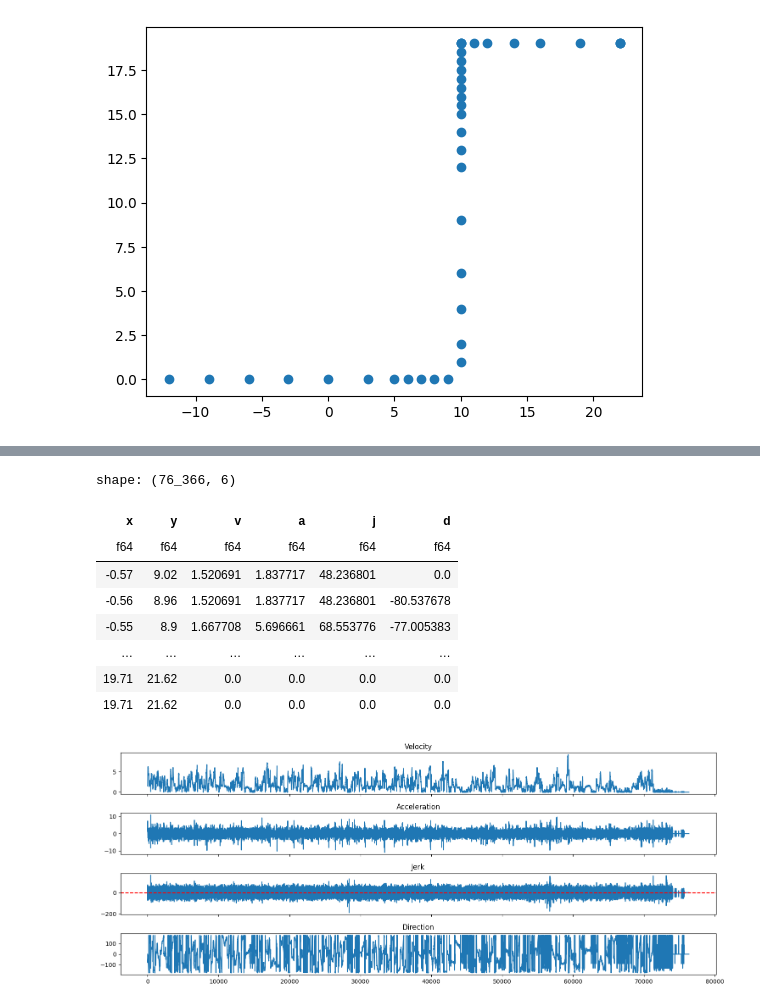
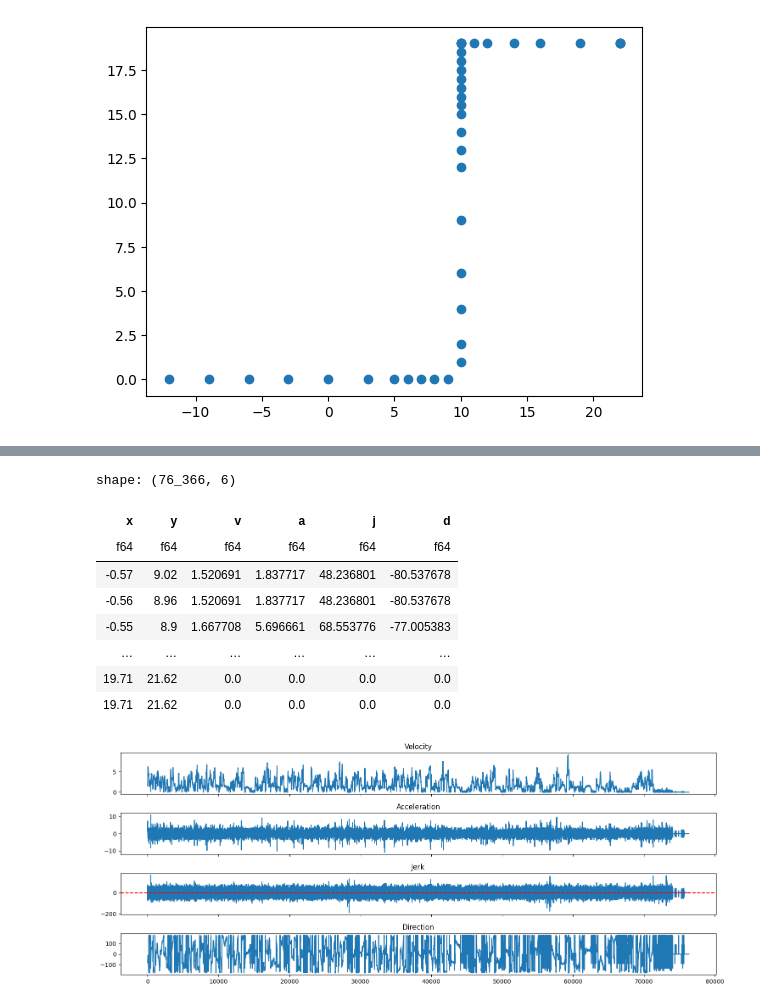
Before and after one commit to ihosten/internship_club_brugge, a Jupyter notebook: positional_data/ChangesOfDirection.ipynb, the cells around one changed output, grey strips where cells are left out. Saved outputs shown, nothing was run; the diff lists cells and outputs as text; code cells hidden in the pictures.

```diff
--- a/positional_data/ChangesOfDirection.ipynb
+++ b/positional_data/ChangesOfDirection.ipynb
@@ -42,6 +65,6 @@ shape: (76_366, 42)
 # %%
-x = xy_df.get_column("Amuzu_x").to_list()
-y = xy_df.get_column("Amuzu_y").to_list()
+#x = xy_df.get_column("Amuzu_x").to_list()
+#y = xy_df.get_column("Amuzu_y").to_list()
 # %%
 pitch = Pitch(pitch_type='secondspectrum', pitch_length=105, pitch_width=68,
               axis=True, label=True)#, pitch_color='grass', line_color='white', stripe_color='#c2d59d', stripe=True)
@@ -139,21 +164,0 @@ d_list
-# %%
-v_list = [] # store speed per frame
-
-for i in range(len(x)):
-    if i!=0 and i<len(x)-1:
-        x_vector=(x[i+1]-x[i-1])**2
-        y_vector=(y[i+1]-y[i-1])**2
-
-        v=sqrt((x_vector+y_vector))/(delta_t*2)
-
-    else:
-        v=0
-    v_list.append(v)
-
-    #print(v)
-
-v_list[0]=v_list[1] # equal speed in frame 2 to frame 1 to avoid incorrect 0 speed
-v_list[-1]=v_list[-2] # equal speed in last frame to 2nd last frame to avoid incorrect 0 speed
-
-#print(min(v_list))
-#print(max(v_list))
@@ -230,20 +243,20 @@ j_list
 # %%
-
+player_name = "Amuzu"
 pl.Config.set_tbl_rows(5)
 df = pl.DataFrame({
-    "x": pl.Series("x", x, dtype=pl.Float64),
-    "y": pl.Series("y", y, dtype=pl.Float64),
-    "v": pl.Series("v", v_list, dtype=pl.Float64),
-    "a": pl.Series("a", a_list, dtype=pl.Float64),
-    "j": pl.Series("j", j_list, dtype=pl.Float64),
-    "d": pl.Series("d", d_list, dtype=pl.Float64)
+    "x": pl.Series("x", xy_dict[player_name]["x"], dtype=pl.Float64),
+    "y": pl.Series("y", xy_dict[player_name]["y"], dtype=pl.Float64),
+    "v": pl.Series("v", v_dict[player_name], dtype=pl.Float64),
+    "a": pl.Series("a", a_dict[player_name], dtype=pl.Float64),
+    "j": pl.Series("j", j_dict[player_name], dtype=pl.Float64),
+    "d": pl.Series("d", d_dict[player_name], dtype=pl.Float64)
 })
 df
 # %% [output]
 shape: (76_366, 6)
 | x | y | v | a | j | d |
 | f64 | f64 | f64 | f64 | f64 | f64 |
-| -0.57 | 9.02 | 1.520691 | 1.837717 | 48.236801 | 0.0 |
+| -0.57 | 9.02 | 1.520691 | 1.837717 | 48.236801 | -80.537678 |
 | -0.56 | 8.96 | 1.520691 | 1.837717 | 48.236801 | -80.537678 |
 | -0.55 | 8.9 | 1.667708 | 5.696661 | 68.553776 | -77.005383 |
 | … | … | … | … | … | … |
```
Also changed, not shown: parts of 29 cells of this notebook.
